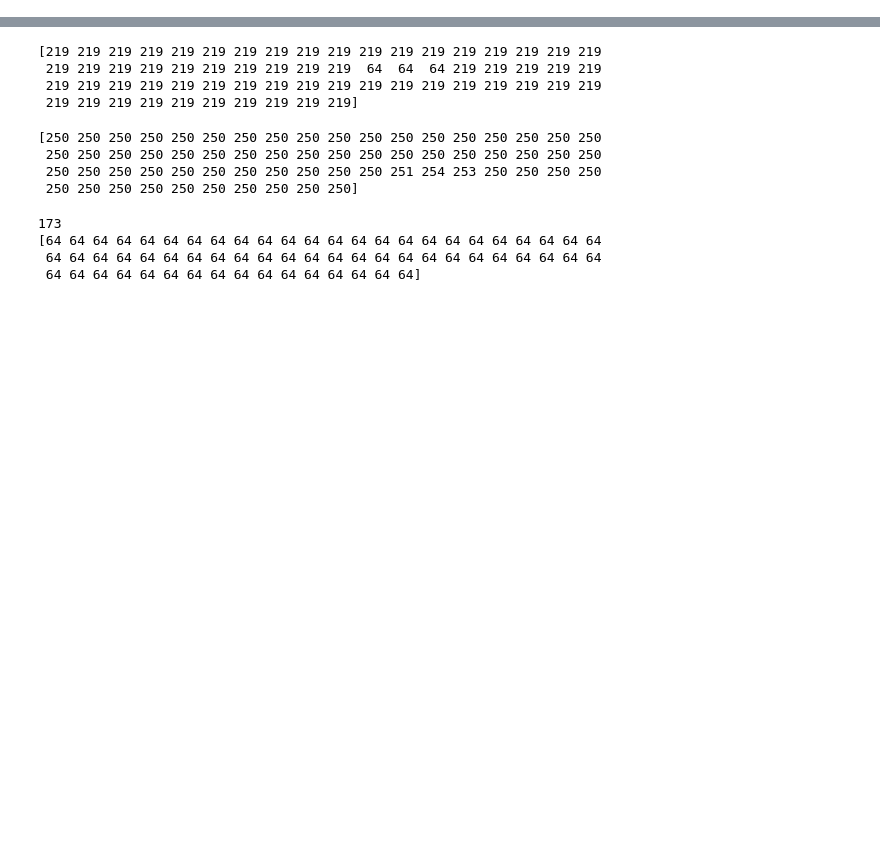
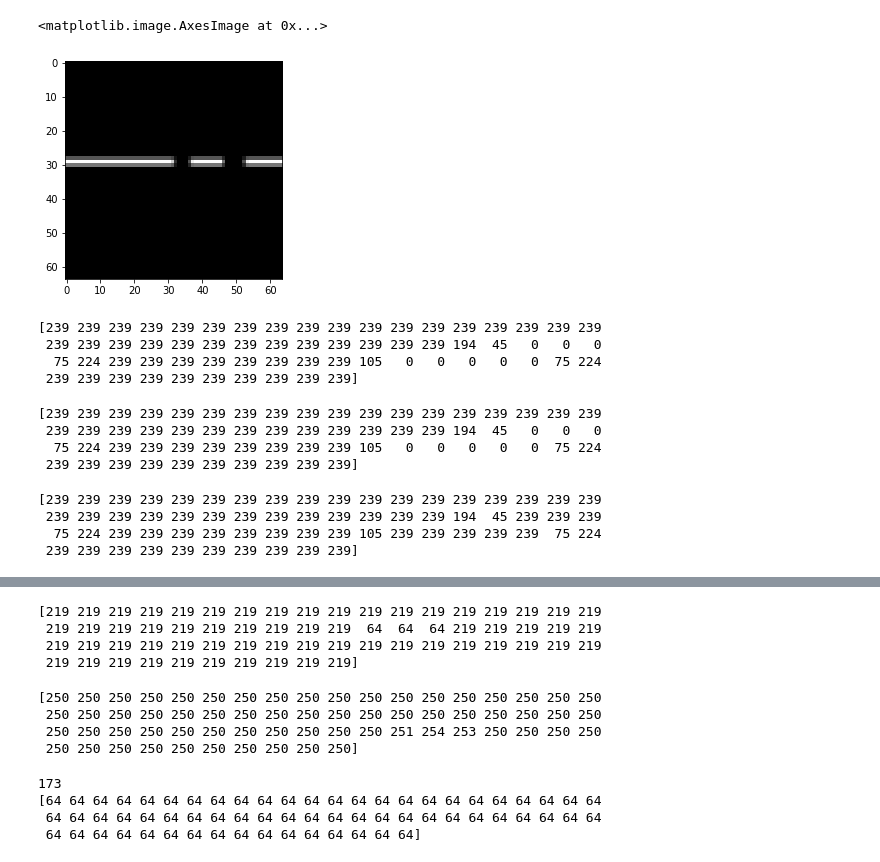
Before and after one commit to awesomeslayer/IITP_Python, a Jupyter notebook: 6sem/HW2/line_generation.ipynb, the cells around one changed output, grey strips where cells are left out. Saved outputs shown, nothing was run; the diff lists cells and outputs as text; code cells hidden in the pictures; blank space fills up the shorter version.

```diff
--- a/6sem/HW2/line_generation.ipynb
+++ b/6sem/HW2/line_generation.ipynb
@@ -41,0 +44,12 @@ after draw 29 0
+# %%
+plt.imshow(img_new, cmap='gray')
+# %% [output]
+<matplotlib.image.AxesImage at 0x...>
+[figure, added]
+# %%
+print(img_new[29])
+# %% [output]
+[239 239 239 239 239 239 239 239 239 239 239 239 239 239 239 239 239 239
+ 239 239 239 239 239 239 239 239 239 239 239 239 239 194  45   0   0   0
+  75 224 239 239 239 239 239 239 239 239 105   0   0   0   0   0  75 224
+ 239 239 239 239 239 239 239 239 239 239]
@@ -41,0 +67,15 @@ after draw 29 0
+# %%
+print(img_new[29])
+# %% [output]
+[239 239 239 239 239 239 239 239 239 239 239 239 239 239 239 239 239 239
+ 239 239 239 239 239 239 239 239 239 239 239 239 239 194  45   0   0   0
+  75 224 239 239 239 239 239 239 239 239 105   0   0   0   0   0  75 224
+ 239 239 239 239 239 239 239 239 239 239]
+# %%
+arr = fill_blanks(img_new)
+print(arr[29])
+# %% [output]
+[239 239 239 239 239 239 239 239 239 239 239 239 239 239 239 239 239 239
+ 239 239 239 239 239 239 239 239 239 239 239 239 239 194  45 239 239 239
+  75 224 239 239 239 239 239 239 239 239 105 239 239 239 239 239  75 224
+ 239 239 239 239 239 239 239 239 239 239]
```
Also changed, not shown: parts of 6 cells of this notebook, 4 other files.
